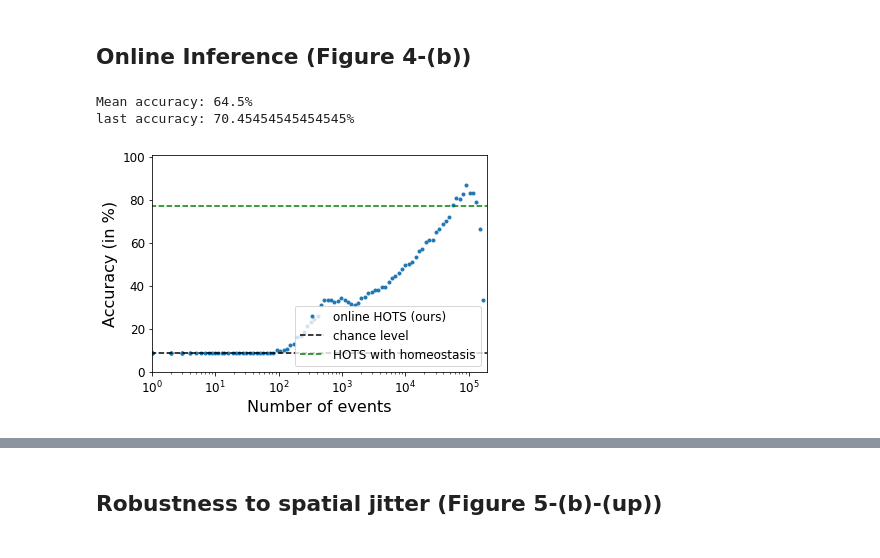
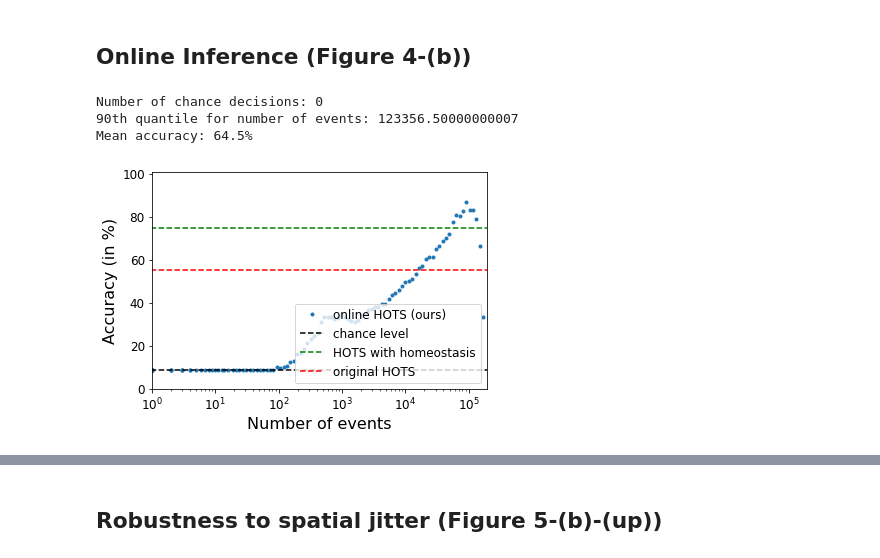
Before and after one commit to AntoineGrimaldi/hotsline, a Jupyter notebook: notebooks/RESULTS_GESTURE.ipynb, the cells around one changed output, grey strips where cells are left out. Drawn from its saved outputs; the diff is of its cells as text; code cells hidden in the pictures.

```diff
--- a/notebooks/RESULTS_GESTURE.ipynb
+++ b/notebooks/RESULTS_GESTURE.ipynb
@@ -98,5 +100,4 @@ hots.coding(testloader, trainset.ordering, trainset.classes, filtering_threshold
 # %%
-jitter = (None, None)
 num_workers = 0
 learning_rate = 0.0001
 beta1, beta2 = 0.9, 0.999
@@ -124,25 +125,27 @@ testoutputloader = get_loader(testset_output)
 
 classif_layer, losses = fit_mlr(trainoutputloader, model_path, tau_cla, learning_rate, betas, num_epochs, ts_size, trainset.ordering, len(trainset.classes), ts_batch_size = ts_batch_size)
 
-#hots_nohomeo.coding(trainloader, trainset.ordering, trainset.classes, training=True, verbose=False)
+hots_nohomeo.coding(trainloader, trainset.ordering, trainset.classes, training=True, verbose=False)
 
-#train_path_nohomeo = f'../Records/output/train/{hots_nohomeo.name}_{num_sample_train}_{jitter}/'
-#test_path_nohomeo = f'../Records/output/test/{hots_nohomeo.name}_{num_sample_test}_{jitter}/'
+train_path_nohomeo = f'../Records/output/train/{hots_nohomeo.name}_{num_sample_train}_{jitter}/'
+test_path_nohomeo = f'../Records/output/test/{hots_nohomeo.name}_{num_sample_test}_{jitter}/'
 
-#trainset_output_nohomeo = HOTS_Dataset(train_path_nohomeo, trainset.sensor_size, trainset.classes, dtype=trainset.dtype, transform=type_transform)
+trainset_output_nohomeo = HOTS_Dataset(train_path_nohomeo, trainset.sensor_size, trainset.classes, dtype=trainset.dtype, transform=type_transform)
 
-#hots_nohomeo.coding(testloader, testset.ordering, testset.classes, training=False, jitter=jitter, verbose=False)
-#testset_output_nohomeo = HOTS_Dataset(test_path_nohomeo, trainset.sensor_size, trainset.classes, dtype=trainset.dtype, transform=type_transform)
+hots_nohomeo.coding(testloader, testset.ordering, testset.classes, training=False, jitter=jitter, verbose=False)
+testset_output_nohomeo = HOTS_Dataset(test_path_nohomeo, trainset.sensor_size, trainset.classes, dtype=trainset.dtype, transform=type_transform)
 # %% [markdown]
 ## Online Inference (Figure 4-(b))
 # %%
 likelihood, true_target, timestamps = predict_mlr(classif_layer,tau_cla,testoutputloader,results_path,ts_size,testset_output.ordering,  ts_batch_size = ts_batch_size)
 score = make_histogram_classification(trainset_output, testset_output, N_neuronz[-1])
-score_nohomeo = 0
-#score_nohomeo = make_histogram_classification(trainset_output_nohomeo, testset_output_nohomeo, N_neuronz[-1])
-meanac, onlinac, lastac = score_classif_events(likelihood, true_target, n_classes, original_accuracy = score, original_accuracy_nohomeo = score_nohomeo)
-print(f'last accuracy: {lastac*100}%')
+score_nohomeo = make_histogram_classification(trainset_output_nohomeo, testset_output_nohomeo, N_neuronz[-1])
-# %% [output]
-Mean accuracy: 64.5%
-last accuracy: 70.45454545454545%
-[figure, removed]
+# %%
+mlr_threshold = None
+
+meanac, onlinac, lastac = score_classif_events(likelihood, true_target, n_classes, thres = mlr_threshold, original_accuracy = score, original_accuracy_nohomeo = score_nohomeo)
+# %% [output]
+Number of chance decisions: 0
+90th quantile for number of events: 123356.50000000007
+Mean accuracy: 64.5%
+[figure, added]
```
Also changed, not shown: parts of 7 cells of this notebook, 5 other files.
